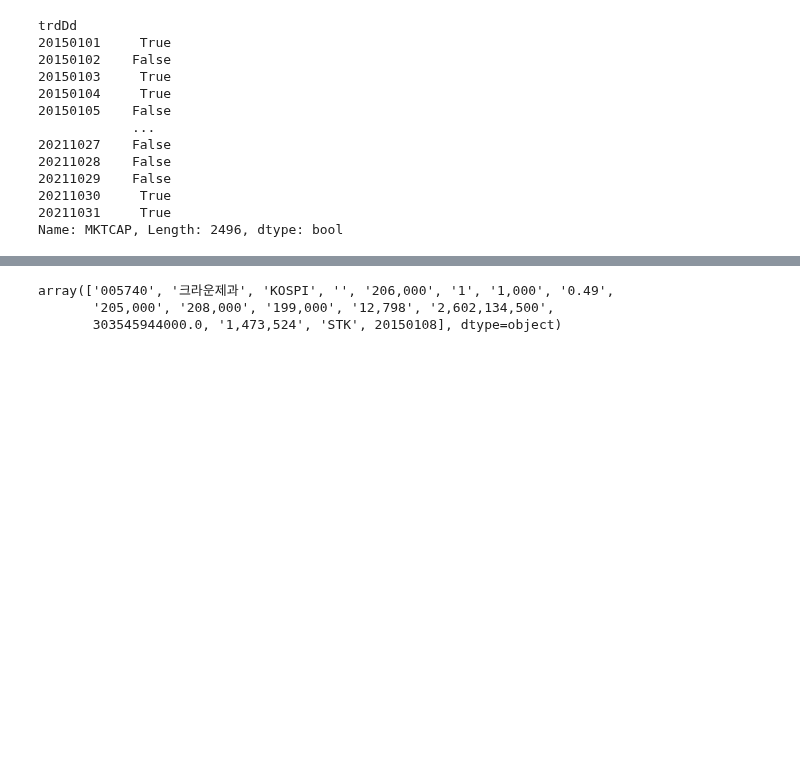
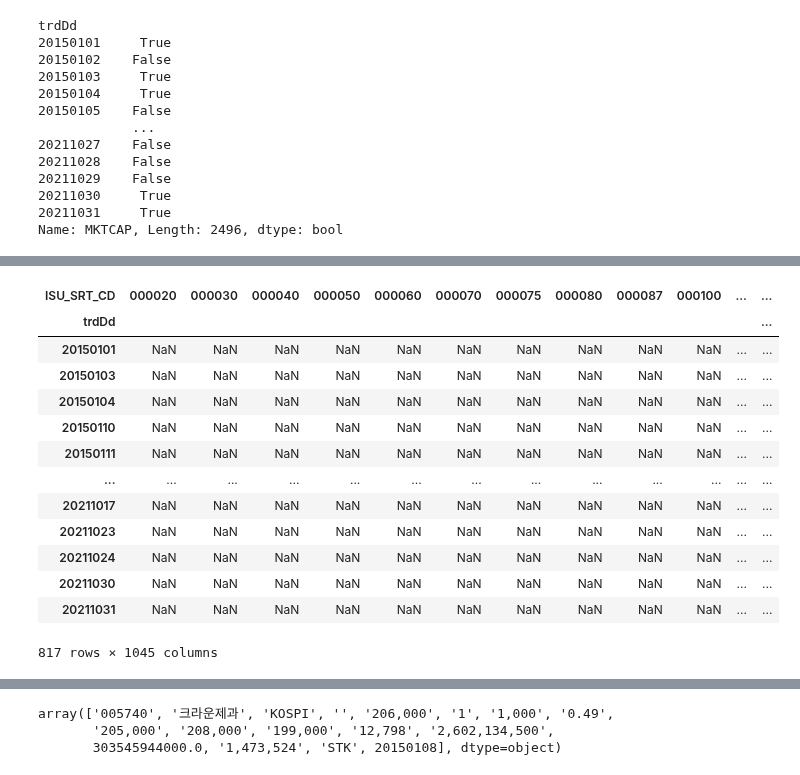
Before and after one commit to jaepil-choi/korquanttools, a Jupyter notebook: pricevolume/krx.ipynb, the cells around one changed output, grey strips where cells are left out. Drawn from its saved outputs; the diff is of its cells as text; code cells hidden in the pictures; blank space fills up the shorter version.

```diff
--- a/pricevolume/krx.ipynb
+++ b/pricevolume/krx.ipynb
@@ -224,0 +192,3 @@ Int64Index([20150101, 20150102, 20150103, 20150104, 20150105, 20150106,
+# %%
+trading_dates = trdDd_df[trdDd_df].index
+trading_dates
@@ -224,0 +219,17 @@ Int64Index([20150101, 20150102, 20150103, 20150104, 20150105, 20150106,
+# %%
+lv2_df.loc[trading_dates, :]
+# %% [output]
+| ISU_SRT_CD | 000020 | 000030 | 000040 | 000050 | 000060 | 000070 | 000075 | 000080 | 000087 | 000100 | ... | ... |
+| trdDd |  |  |  |  |  |  |  |  |  |  |  | ... |
+| 20150101 | NaN | NaN | NaN | NaN | NaN | NaN | NaN | NaN | NaN | NaN | ... | ... |
+| 20150103 | NaN | NaN | NaN | NaN | NaN | NaN | NaN | NaN | NaN | NaN | ... | ... |
+| 20150104 | NaN | NaN | NaN | NaN | NaN | NaN | NaN | NaN | NaN | NaN | ... | ... |
+| 20150110 | NaN | NaN | NaN | NaN | NaN | NaN | NaN | NaN | NaN | NaN | ... | ... |
+| 20150111 | NaN | NaN | NaN | NaN | NaN | NaN | NaN | NaN | NaN | NaN | ... | ... |
+| ... | ... | ... | ... | ... | ... | ... | ... | ... | ... | ... | ... | ... |
+| 20211017 | NaN | NaN | NaN | NaN | NaN | NaN | NaN | NaN | NaN | NaN | ... | ... |
+| 20211023 | NaN | NaN | NaN | NaN | NaN | NaN | NaN | NaN | NaN | NaN | ... | ... |
+| 20211024 | NaN | NaN | NaN | NaN | NaN | NaN | NaN | NaN | NaN | NaN | ... | ... |
+| 20211030 | NaN | NaN | NaN | NaN | NaN | NaN | NaN | NaN | NaN | NaN | ... | ... |
+| 20211031 | NaN | NaN | NaN | NaN | NaN | NaN | NaN | NaN | NaN | NaN | ... | ... |
+817 rows × 1045 columns
```
Also changed, not shown: parts of 43 cells of this notebook.
